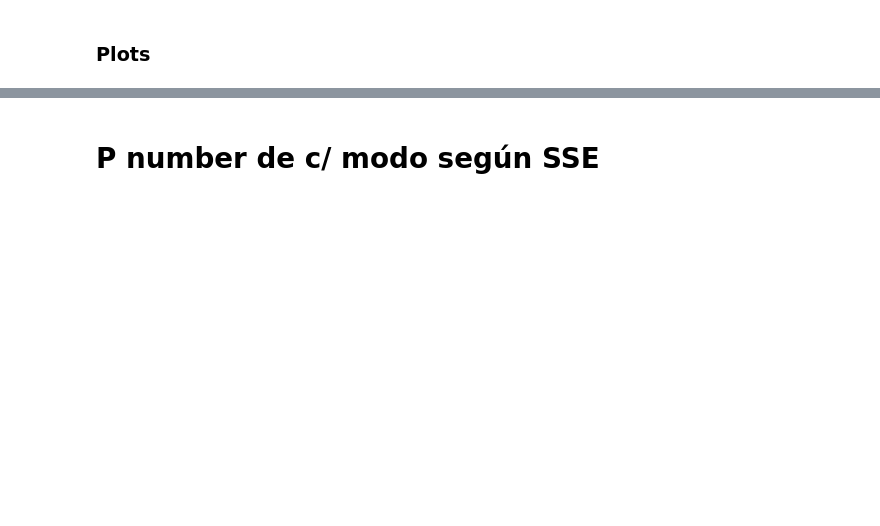
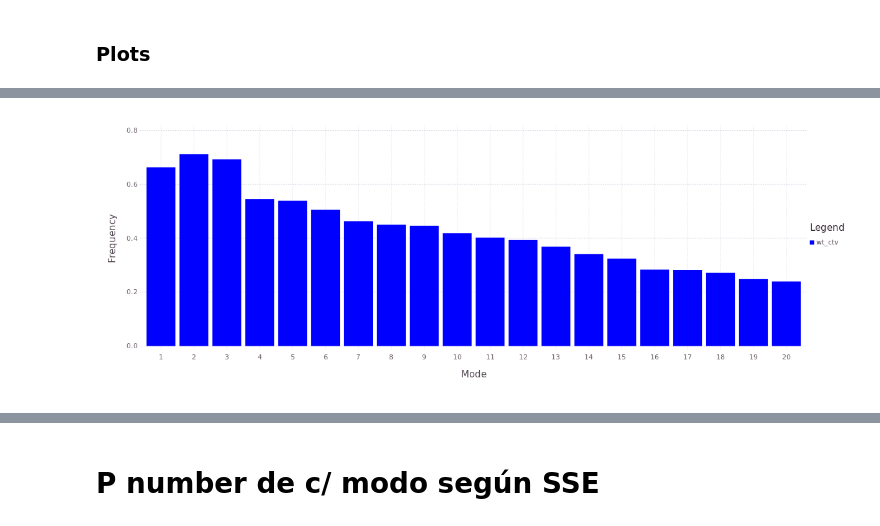
Before and after one commit to pgbarletta/obp16, a Jupyter notebook: src/wt_superpose.ipynb, the cells around one changed output, grey strips where cells are left out. Saved outputs shown, nothing was run; the diff lists cells and outputs as text; code cells hidden in the pictures; blank space fills up the shorter version.

```diff
--- a/src/wt_superpose.ipynb
+++ b/src/wt_superpose.ipynb
@@ -361,0 +393,10 @@ draw(PDF("pmodes_hist_wt.pdf", 20cm, 40cm), vstack(pmodes_hist_wt_apo, pmodes_hi
+# %%
+# wt_ctv
+df_hist_wt_ctv = DataFrame(Frequency = counts_wt_ctv ./ wt_ctv_frames_cnt, Mode = collect(1:aa36), ID = "wt_ctv")
+
+plot(df_hist_wt_ctv[1:20, :], y = "Frequency", x = "Mode", Geom.bar(position=:dodge),
+Coord.cartesian(xmin = 0.5, xmax = 20.5), Guide.xticks(ticks = collect(1:20)),
+Guide.manual_color_key("Legend", ["wt_ctv"], ["Blue"]),
+Theme(default_color=colorant"Blue", bar_spacing = 5pt))
+# %% [output]
+[figure, added]
```
Also changed, not shown: parts of 38 cells of this notebook, 4 other files.
